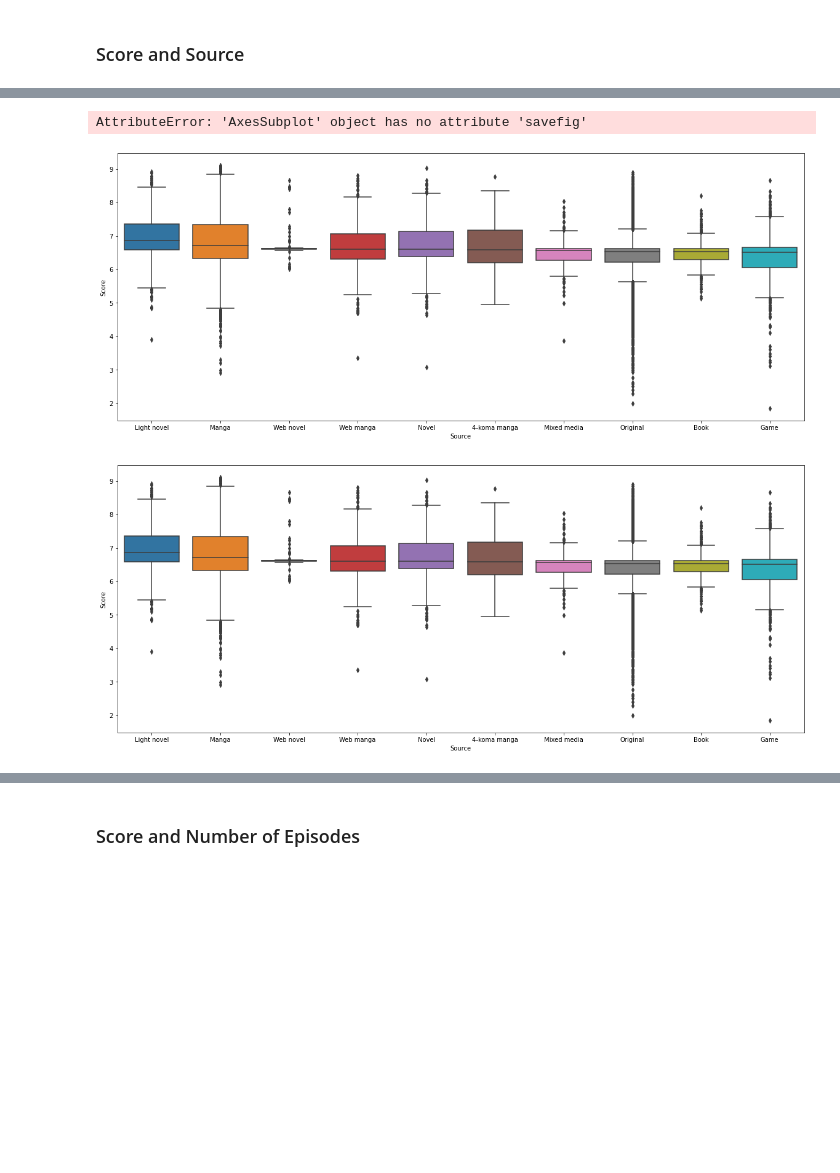
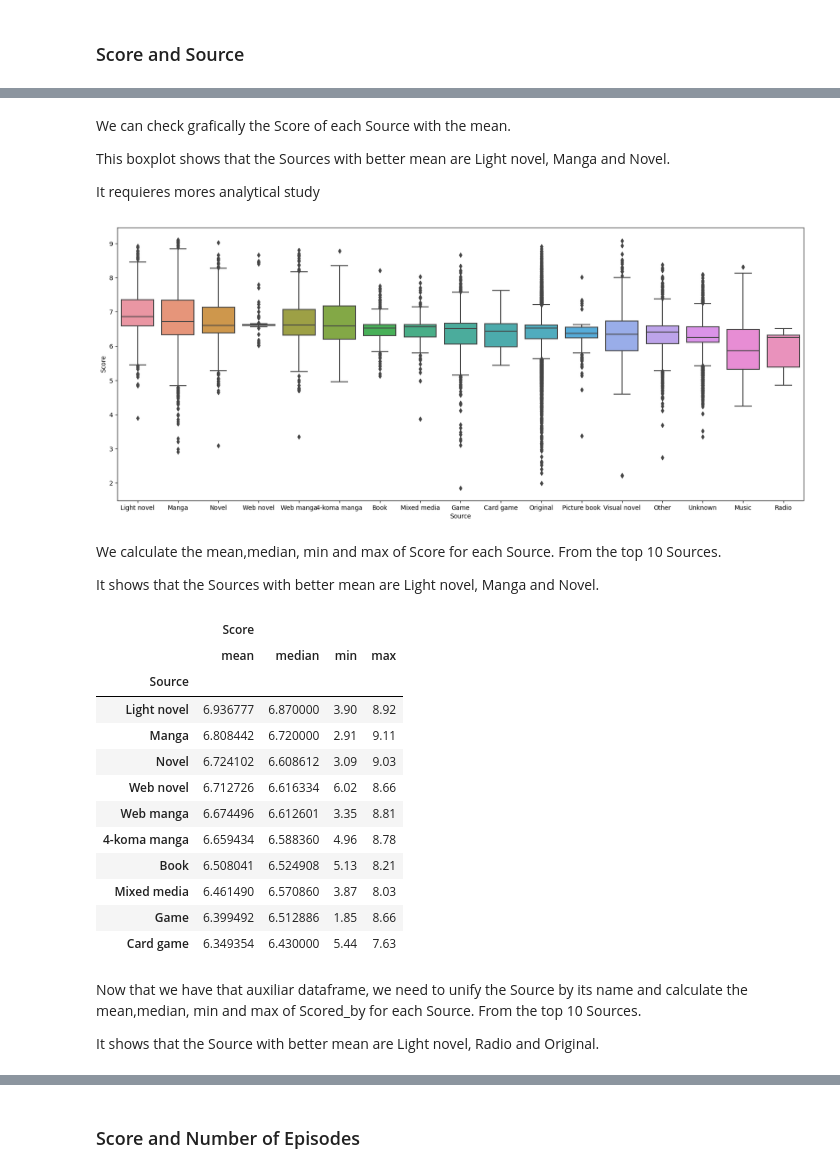
Before and after one commit to RealXun/EDA_ANIME, a Jupyter notebook: src/EDA_Anime.ipynb, the cells around one changed output, grey strips where cells are left out. Cells and saved outputs as stored; diff of their text form; code cells hidden in the pictures; blank space fills up the shorter version.

```diff
--- a/src/EDA_Anime.ipynb
+++ b/src/EDA_Anime.ipynb
@@ -814,7 +852,37 @@ utils.top_10_multi(df_copy,'Source','Score',"Scored_by")
+# %% [markdown]
+We can check grafically the Score of each Source with the mean.
+
+This boxplot shows that the Sources with better mean are Light novel, Manga and Novel.
+
+It requieres mores analytical study
 # %%
-utils.box_bidi(df_copy,'Source','Score')
-utils.box_bidi(df_copy,'Source','Score').savefig('Score_Source_Boxplot.pdf')
+mean = df_copy.groupby(['Source'] , as_index=False).agg({'Score' : 'mean'}).sort_values('Score' , ascending = False)
+utils.box_bidi(df_copy,mean,'Source','Score')
 # %% [output]
-AttributeError: 'AxesSubplot' object has no attribute 'savefig'
-[figure, old version]
+[figure, new version]
-[figure, removed]
+# %% [markdown]
+We calculate the mean,median, min and max of Score for each Source. From the top 10 Sources.
+
+It shows that the Sources with better mean are Light novel, Manga and Novel.
+# %%
+top_10_Score = utils.various(df_copy,'Source','Score') # finding the mean, median, min and max of Score
+top_10_Score
+# %% [output]
+|  | Score |  |  |  |
+|  | mean | median | min | max |
+| Source |  |  |  |  |
+| Light novel | 6.936777 | 6.870000 | 3.90 | 8.92 |
+| Manga | 6.808442 | 6.720000 | 2.91 | 9.11 |
+| Novel | 6.724102 | 6.608612 | 3.09 | 9.03 |
+| Web novel | 6.712726 | 6.616334 | 6.02 | 8.66 |
+| Web manga | 6.674496 | 6.612601 | 3.35 | 8.81 |
+| 4-koma manga | 6.659434 | 6.588360 | 4.96 | 8.78 |
+| Book | 6.508041 | 6.524908 | 5.13 | 8.21 |
+| Mixed media | 6.461490 | 6.570860 | 3.87 | 8.03 |
+| Game | 6.399492 | 6.512886 | 1.85 | 8.66 |
+| Card game | 6.349354 | 6.430000 | 5.44 | 7.63 |
+# %% [markdown]
+Now that we have that auxiliar dataframe, we need to unify the Source by its name and calculate the mean,median, min and max of Scored_by for each Source. From the top 10 Sources.
+
+
+It shows that the Source with better mean are Light novel, Radio and Original.
```
Also changed, not shown: parts of 171 cells of this notebook, 28 other files.
